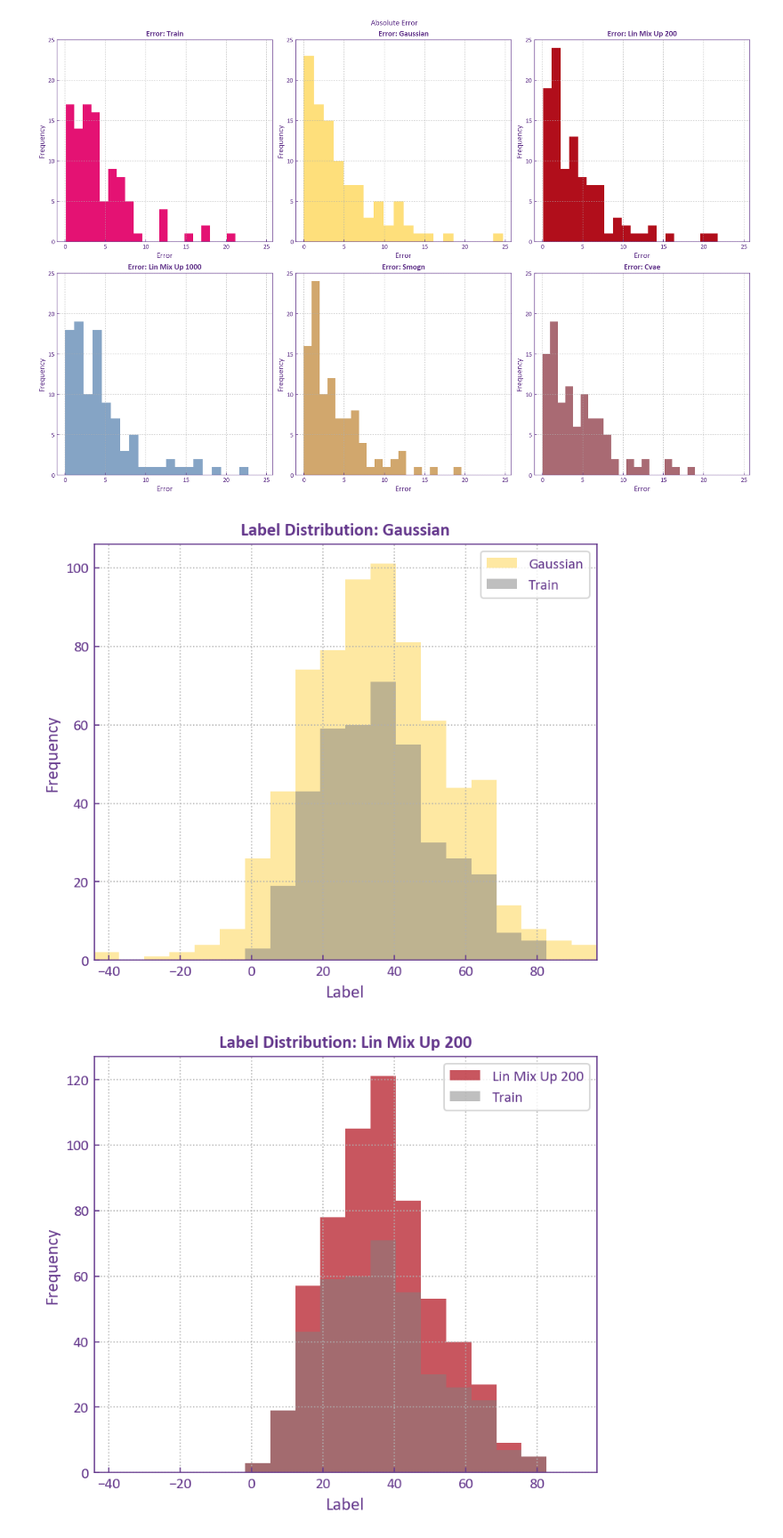
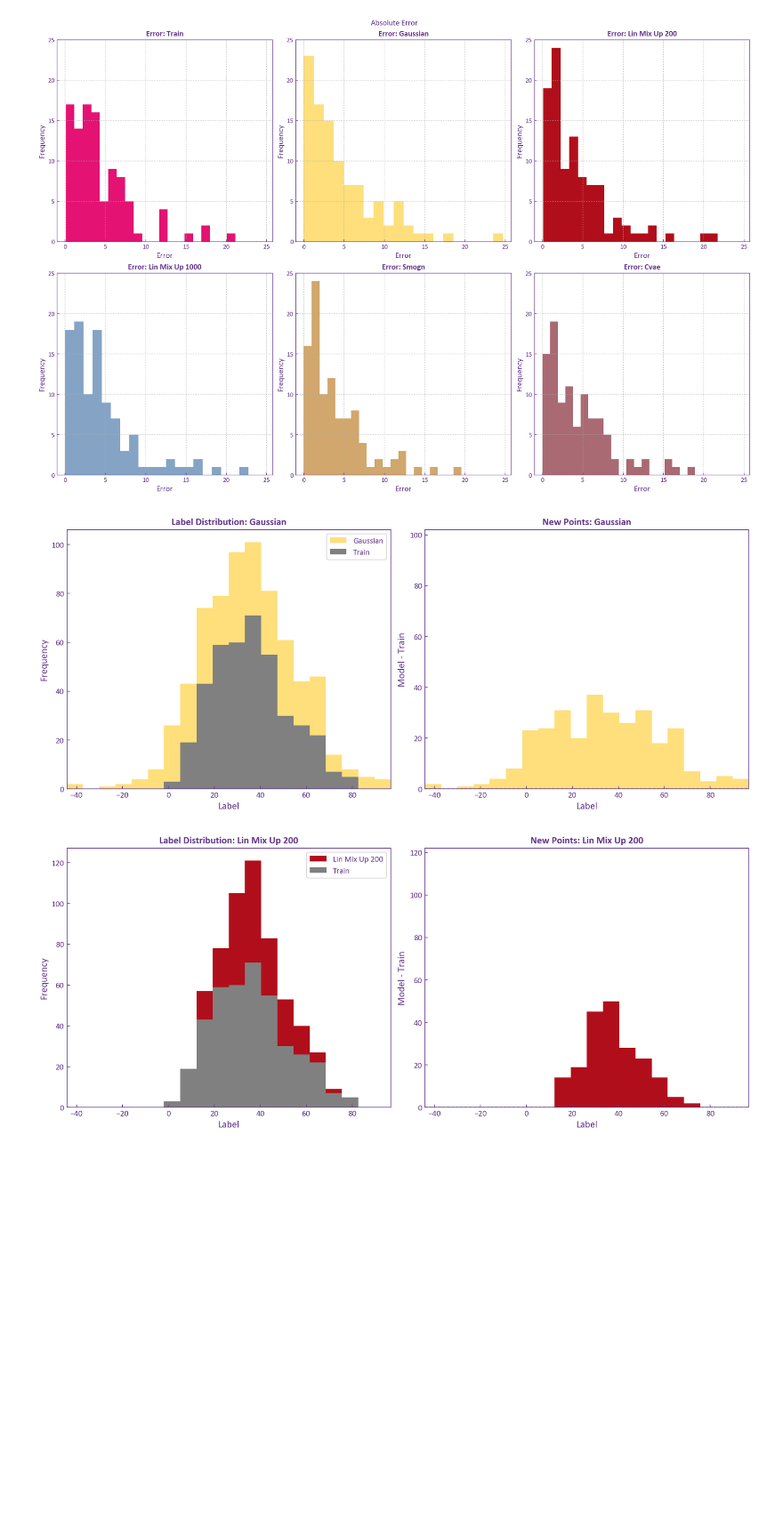
Before and after one commit to MiMaMyrox/ML_Data_Augmentation, a Jupyter notebook: evalute.ipynb, the cells around one changed output. Shown: that part at 89% size. Cells and saved outputs as stored; diff of their text form; code cells hidden in the pictures; blank space fills up the shorter version.

```diff
--- a/evalute.ipynb
+++ b/evalute.ipynb
@@ -161,48 +161,63 @@ plt.show()
 # %%
 # Sort model names
 model_names = list(models.keys())
 priority_list = ["Train", "Gaussian", "Lin Mix Up 200", "Lin Mix Up 1000", "Smogn", "Cvae"]
 model_names = sorted(
     model_names,
     key=lambda x: priority_list.index(x) if x in priority_list else len(priority_list)
 )
 
 # Define global range for consistency
 all_labels = np.concatenate([models[name]['label'] for name in model_names])
 x_min, x_max = all_labels.min(), all_labels.max()
 bins = 20
 
-# Get Train labels and color
+# Get Train labels and histogram
 train_labels = models["Train"]['label']
-train_color = models["Train"].get('color', 'black')
+train_hist, bin_edges = np.histogram(train_labels, bins=bins, range=(x_min, x_max))
+bin_centers = 0.5 * (bin_edges[:-1] + bin_edges[1:])
 
 for name in model_names:
     if name == "Train":
         continue
 
-    fig, ax = plt.subplots(figsize=(6, 5))
-
     model_labels = models[name]['label']
     model_color = models[name].get('color', 'blue')
 
-    # Model label histogram
-    ax.hist(model_labels, bins=bins, range=(x_min, x_max), alpha=0.7, color=model_color, label=name)
+    # Compute model histogram
+    model_hist, _ = np.histogram(model_labels, bins=bins, range=(x_min, x_max))
+    diff_hist = model_hist - train_hist
 
-    # Overlay Train label histogram
-    ax.hist(train_labels, bins=bins, range=(x_min, x_max), alpha=0.5, color="gray", label='Train')
+    #
+    y_max = max(model_hist.max(), train_hist.max())
 
-    ax.set_xlim(x_min, x_max)
-    ax.set_title(f"Label Distribution: {name}")
-    ax.set_xlabel("Label")
-    ax.set_ylabel("Frequency")
-    ax.legend()
-    ax.grid(True)
+    fig, axes = plt.subplots(1, 2, figsize=(12, 5), constrained_layout=True)
 
-    # Save individual plot
-    filename = f"{FIG_PATH}Label_Distribution_{name.replace(' ', '_')}.png"
+    # --- Plot 1: Label Distribution with Train Overlay ---
+    axes[0].hist(model_labels, bins=bins, range=(x_min, x_max), alpha=1.0, color=model_color, label=name)
+    axes[0].hist(train_labels, bins=bins, range=(x_min, x_max), alpha=1.0, color='gray', label='Train')
+    axes[0].set_xlim(x_min, x_max)
+    axes[0].set_title(f"Label Distribution: {name}")
+    axes[0].set_xlabel("Label")
+    axes[0].set_ylabel("Frequency")
+    axes[0].legend()
+    axes[0].grid(False)
+
+    # --- Plot 2: Difference from Train ---
+    axes[1].bar(bin_centers, diff_hist, width=(bin_edges[1] - bin_edges[0]), color=model_color)
+    axes[1].axhline(0, color='black', linestyle='--', linewidth=1)
+    axes[1].set_xlim(x_min, x_max)
+    axes[1].set_ylim(0, y_max + 1)  # match scaling
+    axes[1].set_title(f"New Points: {name}")
+    axes[1].set_xlabel("Label")
+    axes[1].set_ylabel("Model - Train")
+    axes[1].grid(False)
+
+    # Save combined figure
+    filename = f"{FIG_PATH}Label Distribution With Diff {name.replace(' ', '_')}.png"
     plt.savefig(filename)
     plt.show()
     plt.close()
 # %% [output]
-[figure, old version]
+[figure, new version]
-[figure, old version]
+[figure, new version]
```
Also changed, not shown: parts of 2 cells of this notebook.
